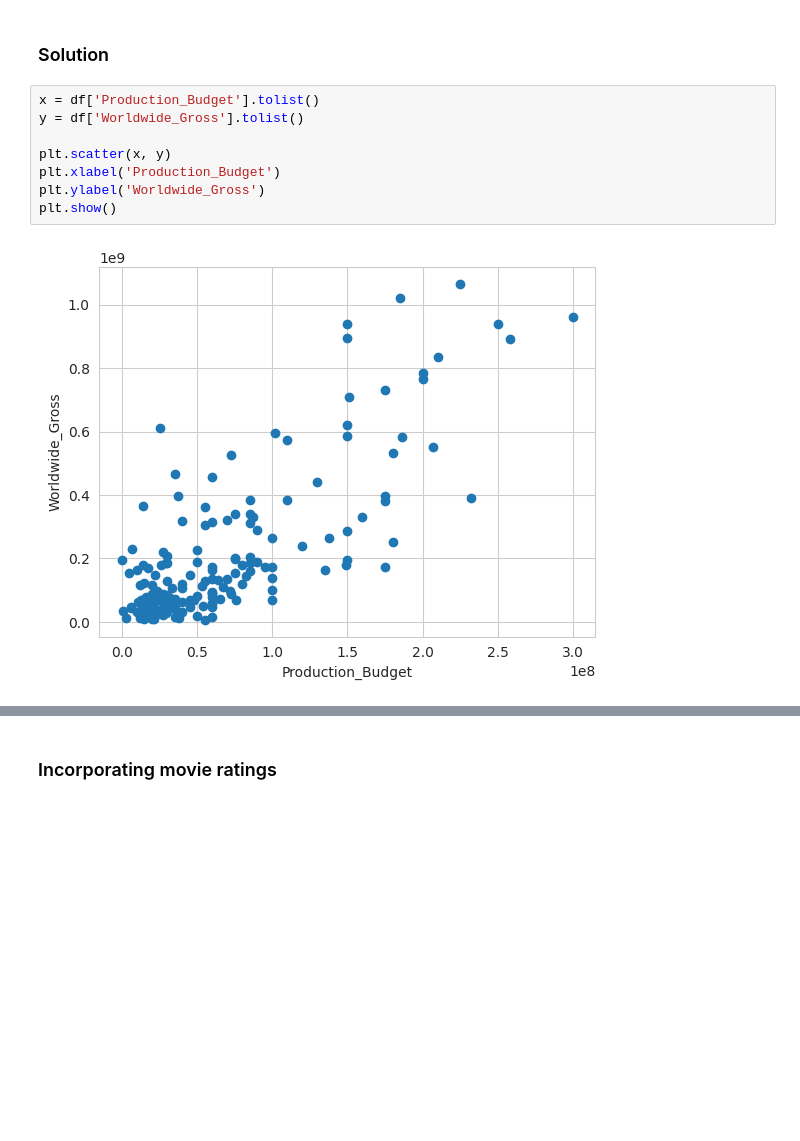
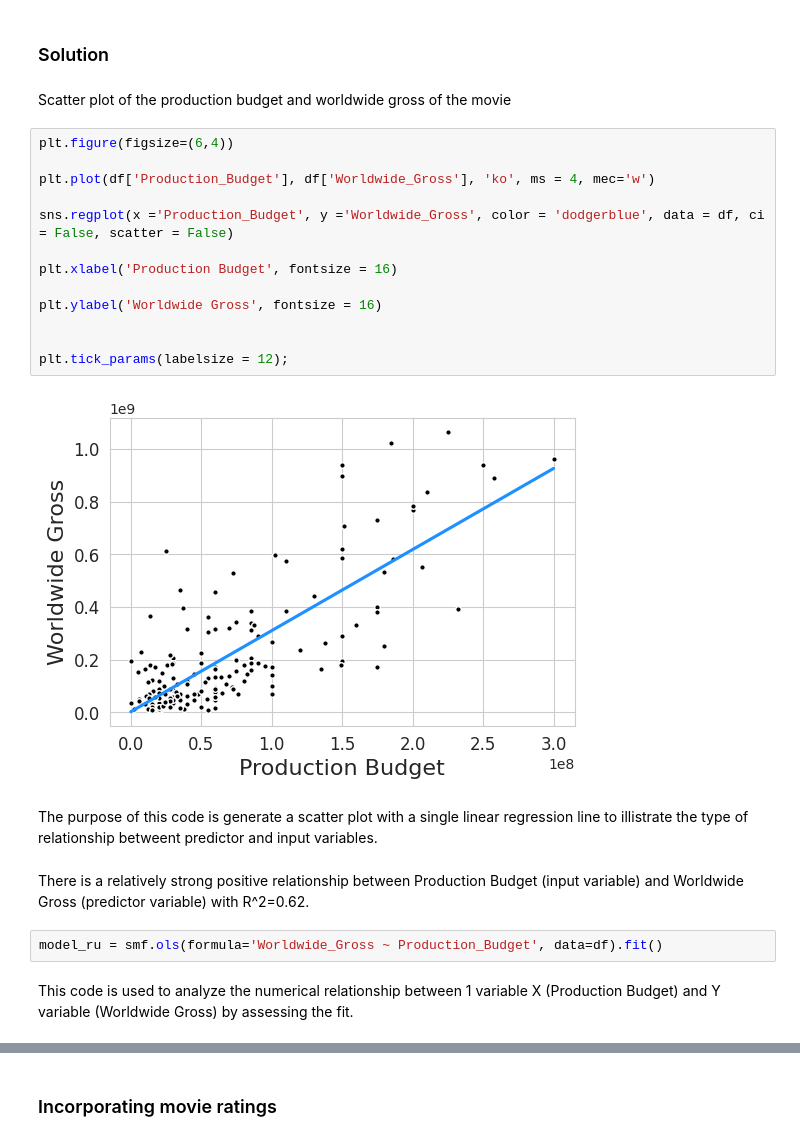
Before and after one commit to KetsiaKay/co2-emission, a Jupyter notebook: Copy_of_MATH_2315_Lab_2.ipynb, the cells around one changed output, grey strips where cells are left out. Cells and saved outputs as stored; diff of their text form; blank space fills up the shorter version.

```diff
--- a/Copy_of_MATH_2315_Lab_2.ipynb
+++ b/Copy_of_MATH_2315_Lab_2.ipynb
@@ -89,13 +106,28 @@ plt.show()
     b. Determine whether a quadratic regression model is better than a simple linear regression model.
 # %% [markdown]
 ### Solution
-# %%
-x = df['Production_Budget'].tolist()
-y = df['Worldwide_Gross'].tolist()
-
-plt.scatter(x, y)
-plt.xlabel('Production_Budget')
-plt.ylabel('Worldwide_Gross')
-plt.show()
-# %% [output]
-[figure, removed]
+# %% [markdown]
+Scatter plot of the production budget and worldwide gross of the movie
+# %%
+plt.figure(figsize=(6,4))
+
+plt.plot(df['Production_Budget'], df['Worldwide_Gross'], 'ko', ms = 4, mec='w')
+
+sns.regplot(x ='Production_Budget', y ='Worldwide_Gross', color = 'dodgerblue', data = df, ci = False, scatter = False)
+
+plt.xlabel('Production Budget', fontsize = 16)
+
+plt.ylabel('Worldwide Gross', fontsize = 16)
+
+
+plt.tick_params(labelsize = 12);
+# %% [output]
+[figure, added]
+# %% [markdown]
+The purpose of this code is generate a scatter plot with a single linear regression line to illistrate the type of relationship betweent predictor and input variables.
+# %% [markdown]
+There is a relatively strong positive relationship between Production Budget (input variable) and Worldwide Gross (predictor variable) with R^2=0.62.
+# %%
+model_ru = smf.ols(formula='Worldwide_Gross ~ Production_Budget', data=df).fit()
+# %% [markdown]
+This code is used to analyze the numerical relationship between 1 variable X (Production Budget) and Y variable (Worldwide Gross) by assessing the fit.
```
Also changed, not shown: parts of 26 cells of this notebook.
